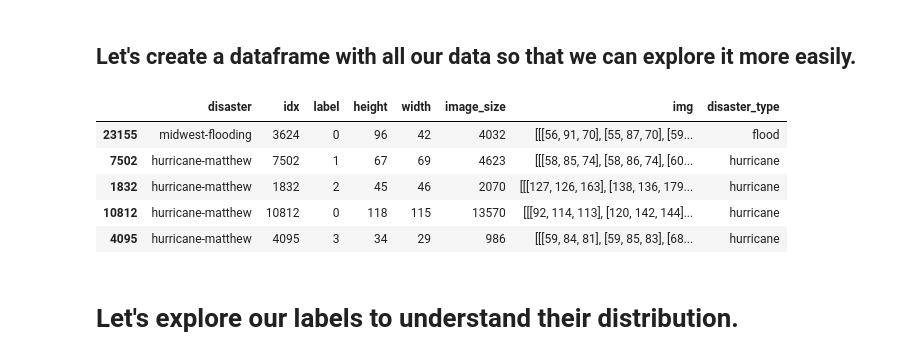
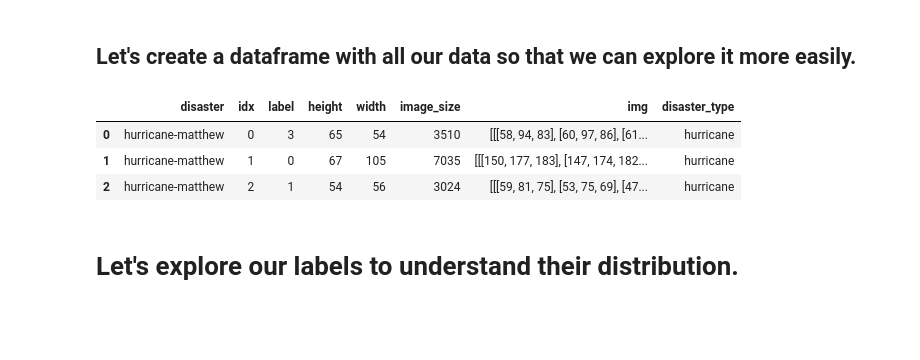
Before and after one commit to fractalclockwork/Data200, a Jupyter notebook: cv-satellite-images/Project_Computer_Vision.ipynb, the cells around one changed output. Saved outputs shown, nothing was run; the diff lists cells and outputs as text; code cells hidden in the pictures; blank space fills up the shorter version.

Commit message:
create EDA library

```diff
--- a/cv-satellite-images/Project_Computer_Vision.ipynb
+++ b/cv-satellite-images/Project_Computer_Vision.ipynb
@@ -88,39 +88,19 @@ Loading train images and labels for midwest-flooding dataset...
 We can see that the files for this dataset have already been split and use the path for disaster type, a file prefix to identify the split(test/train), and a file suffix to indenify datatype(image/label).  Let's run with the code provided however let's also consider how we might develop a Class for our EDA.
 # %% [markdown]
 ## Let's create a dataframe with all our data so that we can explore it more easily.
-# %%
-import pandas as pd
-from itertools import product
-
-disaster = disaster_list[0]
-images = data[disaster]["images"]
-labels = data[disaster]["labels"]
-
-# Since we are doing EDA let's use a panda dataframe to collect our results
-
-# Create a list of our dictionaries
-data_list = [{'disaster': disaster,
-              'idx': idx,
-              'label': label,
-              'height': img.shape[0],
-              'width': img.shape[1],
-              'image_size': img.shape[0] * img.shape[1],
-              'img': np.array(img)}
-             for disaster in disaster_list
-             for idx, (img, label) in enumerate(zip(data[disaster]["images"], data[disaster]["labels"]))]
-
-# Convert our list of dictionaries into a DataFrame
-df = pd.DataFrame(data_list)
-disaster_regex = r'(fire|hurricane|flood)'
-df['disaster_type'] = df['disaster'].str.extract(disaster_regex)
-df.sample(5)
-# %% [output]
-|  | disaster | idx | label | height | width | image_size | img | disaster_type |
-| 23155 | midwest-flooding | 3624 | 0 | 96 | 42 | 4032 | [[[56, 91, 70], [55, 87, 70], [59... | flood |
-| 7502 | hurricane-matthew | 7502 | 1 | 67 | 69 | 4623 | [[[58, 85, 74], [58, 86, 74], [60... | hurricane |
-| 1832 | hurricane-matthew | 1832 | 2 | 45 | 46 | 2070 | [[[127, 126, 163], [138, 136, 179... | hurricane |
-| 10812 | hurricane-matthew | 10812 | 0 | 118 | 115 | 13570 | [[[92, 114, 113], [120, 142, 144]... | hurricane |
-| 4095 | hurricane-matthew | 4095 | 3 | 34 | 29 | 986 | [[[59, 84, 81], [59, 85, 83], [68... | hurricane |
+# %%
+# Our library is underdevelopment, thus we reload as we add features.
+import eda_utils
+from importlib import reload
+reload(eda_utils)
+
+df = eda_utils.data2df(disaster_list, data)
+df.head(3)
+# %% [output]
+|  | disaster | idx | label | height | width | image_size | img | disaster_type |
+| 0 | hurricane-matthew | 0 | 3 | 65 | 54 | 3510 | [[[58, 94, 83], [60, 97, 86], [61... | hurricane |
+| 1 | hurricane-matthew | 1 | 0 | 67 | 105 | 7035 | [[[150, 177, 183], [147, 174, 182... | hurricane |
+| 2 | hurricane-matthew | 2 | 1 | 54 | 56 | 3024 | [[[59, 81, 75], [53, 75, 69], [47... | hurricane |
 # %% [markdown]
 # Let's explore our labels to understand their distribution.
 # %%
```
Also changed, not shown: parts of 15 cells of this notebook, 1 other file.
